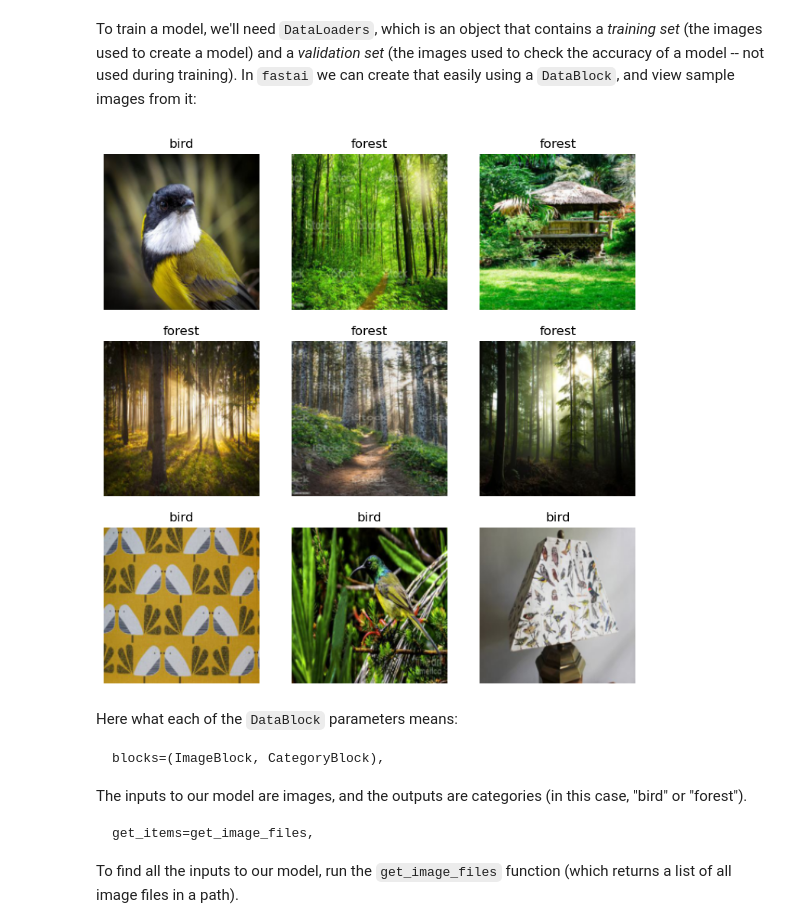
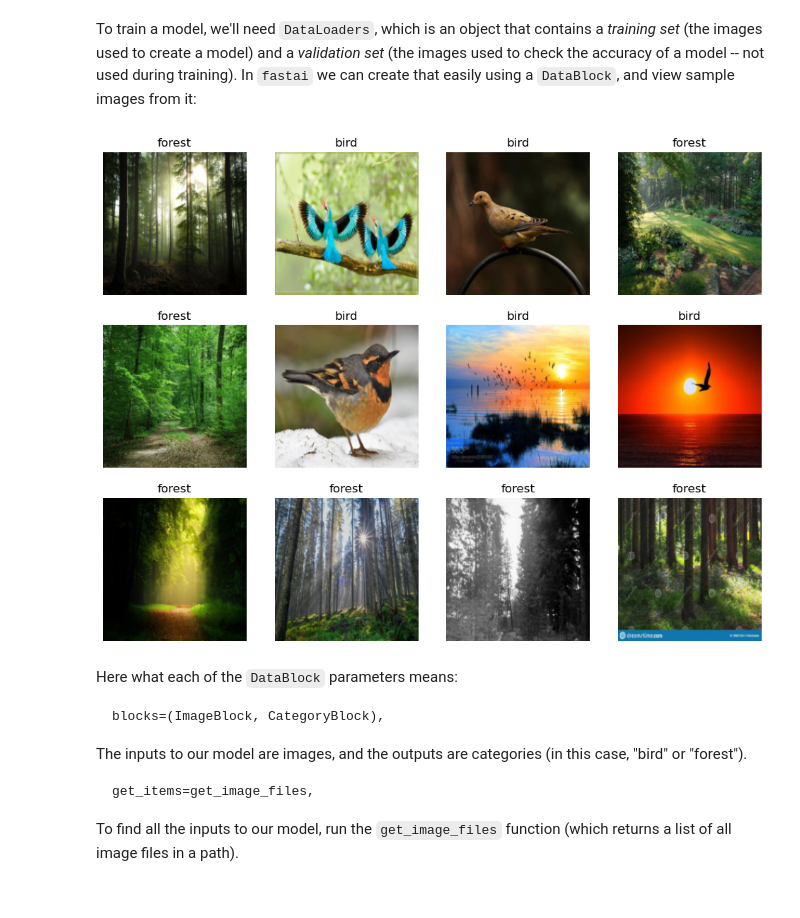
Before and after one commit to Alfredo-Vargas/ai-frameworks, a Jupyter notebook: notebooks/getting_started.ipynb, the cells around one changed output. Saved outputs shown, nothing was run; the diff lists cells and outputs as text; code cells hidden in the pictures; blank space fills up the shorter version.

```diff
--- a/notebooks/getting_started.ipynb
+++ b/notebooks/getting_started.ipynb
@@ -66,15 +89,15 @@ To train a model, we'll need `DataLoaders`, which is an object that contains a *
 # %%
 dls = DataBlock(
     blocks=(ImageBlock, CategoryBlock),
     get_items=get_image_files,
     splitter=RandomSplitter(valid_pct=0.2, seed=42),
     get_y=parent_label,
     item_tfms=[Resize(192, method='squish')]
 ).dataloaders(path)
 
-dls.show_batch(max_n=9)
+dls.show_batch(max_n=12)
 # %% [output]
-[figure, old version]
+[figure, new version]
 # %% [markdown]
 Here what each of the `DataBlock` parameters means:
 
```
Also changed, not shown: parts of 5 cells of this notebook, 4 other files.
